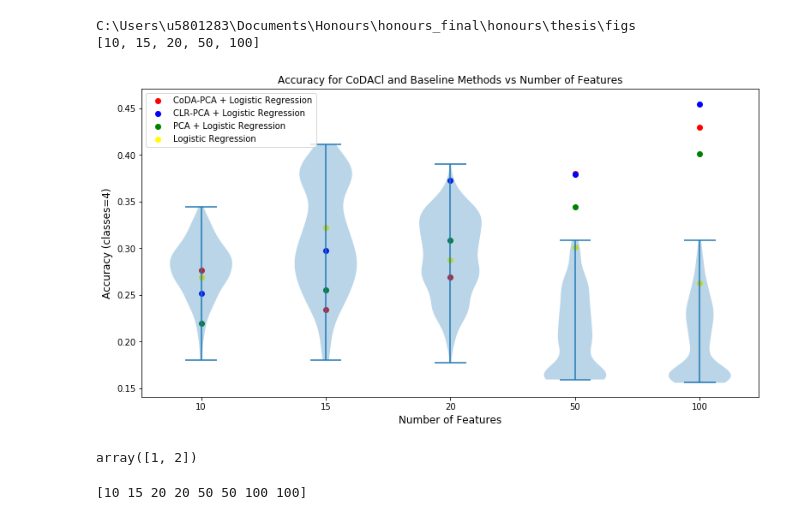
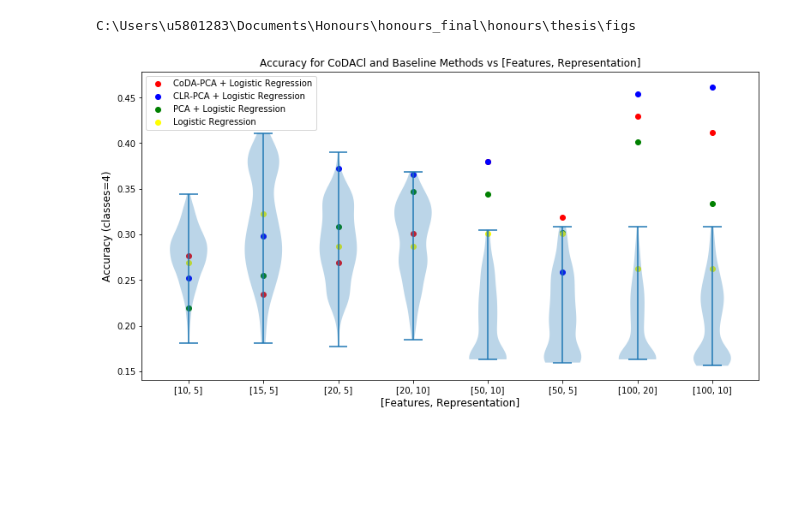
Before and after one commit to sean-lamont/honours, a Jupyter notebook: Code/coda-pca-orig/coda/codes/figure_gen.ipynb, the cells around one changed output. Cells and saved outputs as stored; diff of their text form; code cells hidden in the pictures; blank space fills up the shorter version.

Commit message:
Add plots and thesis updates

```diff
--- a/Code/coda-pca-orig/coda/codes/figure_gen.ipynb
+++ b/Code/coda-pca-orig/coda/codes/figure_gen.ipynb
@@ -10,10 +10,7 @@ p = Path(os.getcwd()).parents[3]
 PATH = os.path.join(os.path.join(p, "thesis"), "figs")
 print (PATH)
 
-df = pd.read_csv("class_test_2.csv")
-
-
-
+df = pd.read_csv("rug_test_2.csv")
 
 #params from experiment:
 
@@ -25,97 +22,57 @@ epoch_vals = [100, 200, 300, 400, 500, 1000]
 
 
 #returns the mean scores for each parameter value, given a dataframe and the parameters
-def get_param_scores_new(param_label, param_vals, df):
+def get_dim_scores():
     #initialise x,y arrays for plotting
     x = []
     y = []
     baselines = []
-    param_vals = np.unique(param_vals)
 
-    for i in range(0,len(param_vals)):
-        sub_df = pd.DataFrame(df[[str(param_label)  + " " + str(param_vals[i]) + ',' in x for x in df['Parameters']]])
+    for i in range(0,len(nn_dims)):
+        sub_df = pd.DataFrame(df[["num_features " + str(nn_dims[i][0]) + ',' in x and "low_dimension " + str(nn_dims[i][1]) in x for x in df['Parameters']]])
         total_score = []
-#         coda_pca_score = []
-#         clr_pca_score = []
-#         pca_score = []
-#         naive_score = []
-
-
 
         for vals in sub_df['CoDACl Scores']:
             total_score.append(np.mean([float(i) for i in vals.strip('[').replace(',', '').strip(']').split(" ")]))
-
         #find the baselines: these are deterministic so we just need to take the first one
         coda_pca_score = np.mean([float(i) for i in sub_df['CoDAPCA Scores'].iloc[0].strip('[').replace(',', '').strip(']').split(" ")])
         clr_pca_score = np.mean([float(i) for i in sub_df['CLRPCA Scores'].iloc[0].strip('[').replace(',', '').strip(']').split(" ")])
         pca_score = np.mean([float(i) for i in sub_df['PCA Scores'].iloc[0].strip('[').replace(',', '').strip(']').split(" ")])
         naive_score = np.mean([float(i) for i in sub_df['Naive Scores'].iloc[0].strip('[').replace(',', '').strip(']').split(" ")])
 
         baselines.append([coda_pca_score, clr_pca_score, pca_score, naive_score])
 
-#         for vals in sub_df['CoDAPCA Scores']:
-#             coda_pca_score.append(np.mean([float(i) for i in vals.strip('[').replace(',', '').strip(']').split(" ")]))
-#         for vals in sub_df['CLRPCA Scores']:
-#             clr_pca_score.append(np.mean([float(i) for i in vals.strip('[').replace(',', '').strip(']').split(" ")]))
-#         for vals in sub_df['PCA Scores']:
-#             pca_score.append(np.mean([float(i) for i in vals.strip('[').replace(',', '').strip(']').split(" ")]))
-#         for vals in sub_df['Naive Scores']:
-#             naive_score.append(np.mean([float(i) for i in vals.strip('[').replace(',', '').strip(']').split(" ")]))
+        x.append([nn_dims[i][0], nn_dims[i][1]])
+        y.append(total_score)
+    return x, y, baselines
 
-
-        x.append(param_vals[i])
-        y.append(total_score)
-    return x,y, baselines
-
-
-
-
-# x, y = get_param_scores('epochs', epoch_vals, df)
-
-
-# plt.plot(x,y)
-
-x, y, baselines = get_param_scores_new('num_features', np.array(nn_dims)[:,0], df)
-
-
-
-
+x, y, baselines = get_dim_scores()#get_param_scores_new('num_features', np.array(nn_dims)[:,0], df)
 
 # Create a figure instance
 fig = plt.figure(figsize = (10, 5))
 # Create an axes instance
 ax = fig.add_axes([0,0,1,1])
 
 
 ax.scatter(np.arange(1,len(x)+1), np.array(baselines)[:,0], color='red', label="CoDA-PCA + Logistic Regression")
-ax.scatter([1,2,3,4,5], np.array(baselines)[:,1], color='blue', label="CLR-PCA + Logistic Regression")
-ax.scatter([1,2,3,4,5], np.array(baselines)[:,2], color='green', label="PCA + Logistic Regression")
-ax.scatter([1,2,3,4,5], np.array(baselines)[:,3], color='yellow',label="Logistic Regression")
+ax.scatter(np.arange(1,len(x)+1), np.array(baselines)[:,1], color='blue', label="CLR-PCA + Logistic Regression")
+ax.scatter(np.arange(1,len(x)+1), np.array(baselines)[:,2], color='green', label="PCA + Logistic Regression")
+ax.scatter(np.arange(1,len(x)+1), np.array(baselines)[:,3], color='yellow',label="Logistic Regression")
 
 
 # Create the boxplot
 bp = ax.violinplot(y)
 
-ax.set_title('Accuracy for CoDACl and Baseline Methods vs Number of Features', fontsize=12)
+ax.set_title('Accuracy for CoDACl and Baseline Methods vs [Features, Representation]', fontsize=12)
 
-ax.set_xlabel('Number of Features',fontsize='large')
+ax.set_xlabel('[Features, Representation]',fontsize='large')
 ax.set_ylabel('Accuracy (classes=4)',fontsize='large')
 ax.set_xticks(np.arange(1, len(x) + 1))
 ax.set_xticklabels(x)
 
 plt.legend()
 plt.plot()
-plt.savefig(os.path.join(PATH, "test.svg"))
-print(x)
+plt.savefig(os.path.join(PATH, "codacl_rug_nfeatures.svg"))
 # %% [output]
 C:\Users\u5801283\Documents\Honours\honours_final\honours\thesis\figs
-[10, 15, 20, 50, 100]
-[figure, old version]
+[figure, new version]
-# %%
-np.arange(1,3)
-# %% [output]
-array([1, 2])
-# %%
-print(np.array(nn_dims)[:,0])
-# %% [output]
-[10 15 20 20 50 50 100 100]
```
Also changed, not shown: parts of 5 cells of this notebook, 42 other files.
